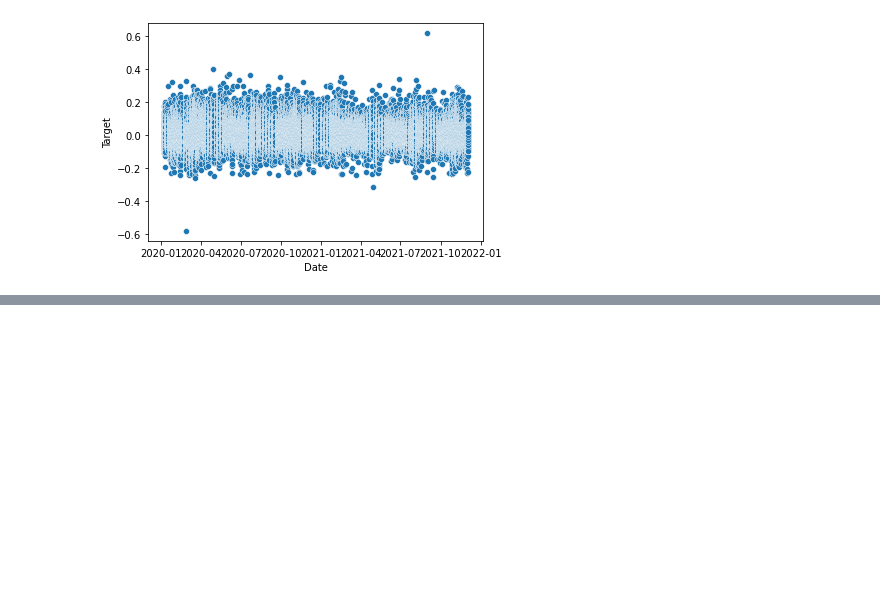
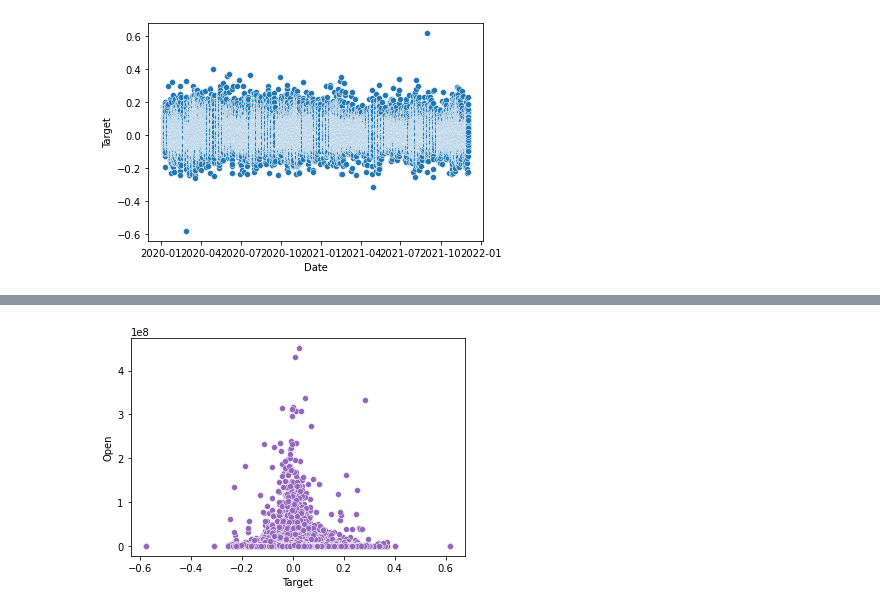
Before and after one commit to HedersonSantos/jpx_tokyo, a Jupyter notebook: jpx_tokyo_01.ipynb, the cells around one changed output, grey strips where cells are left out. Cells and saved outputs as stored; diff of their text form; code cells hidden in the pictures; blank space fills up the shorter version.

```diff
--- a/jpx_tokyo_01.ipynb
+++ b/jpx_tokyo_01.ipynb
@@ -49,3 +49,8 @@ fig = px.scatter( x=df.index, y=df.Target, title='Time Series for Target')
 fig.show()
 # %% [output]
 [interactive output not drawn]
+# %%
+for c in colunas:
+  sns.scatterplot(x=dados['Target'], y=dados[c])
+# %% [output]
+[figure, added]
```
